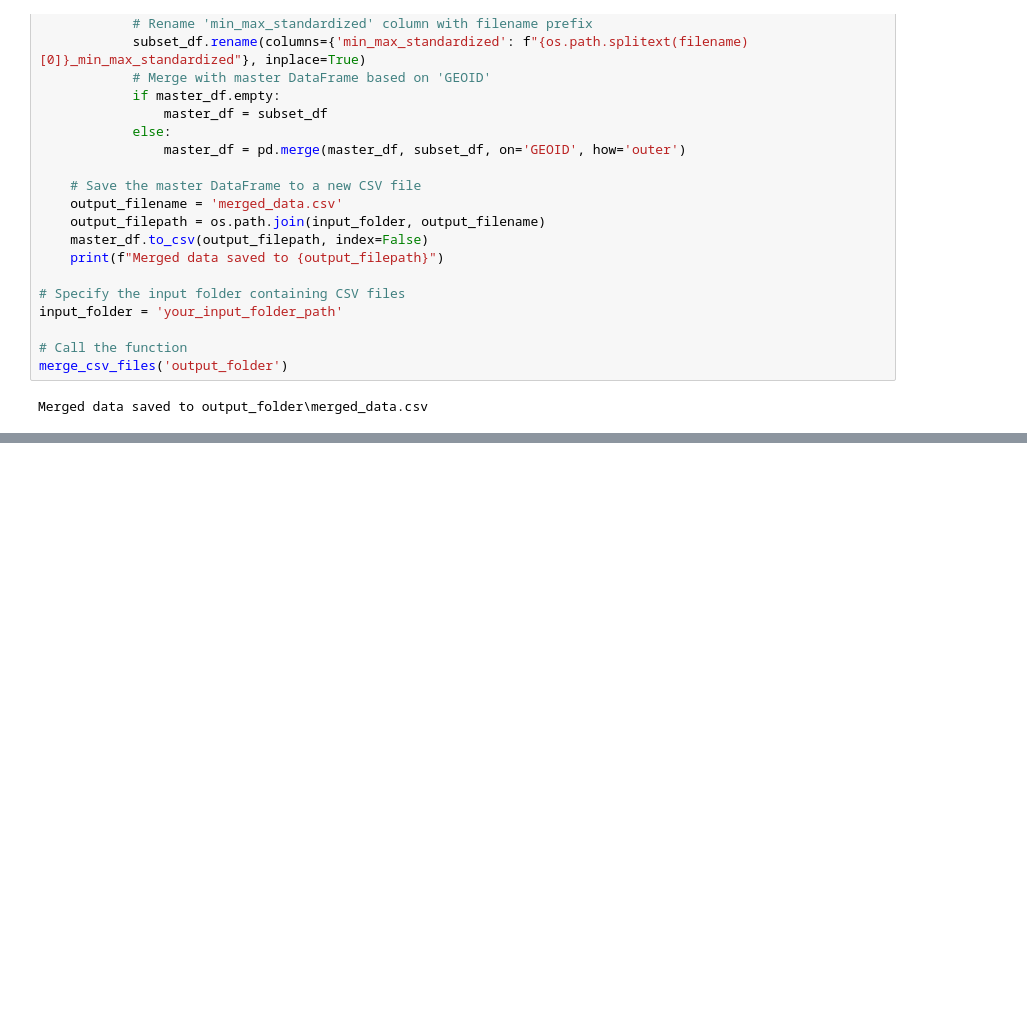
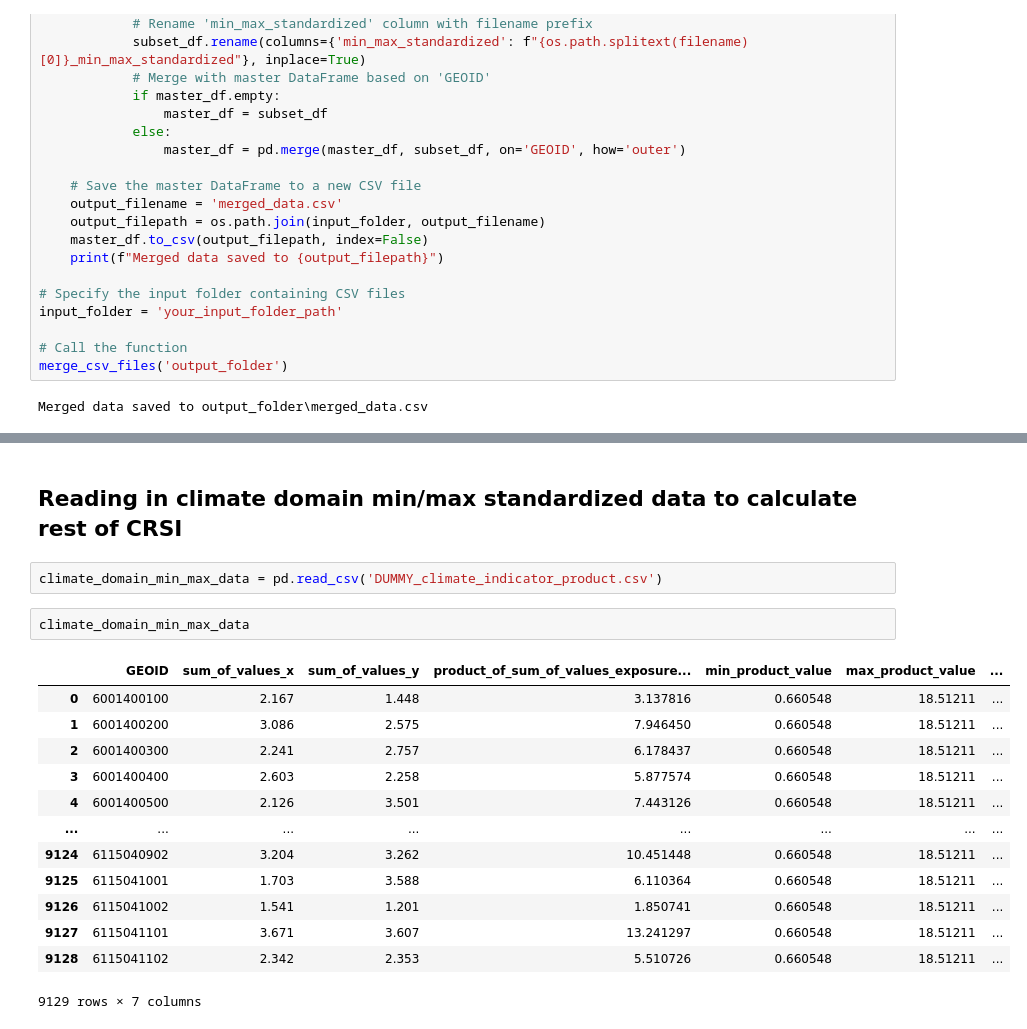
Before and after one commit to Eagle-Rock-Analytics/carb-climate-index, a Jupyter notebook: scripts/index_method/dummy_index_calc.ipynb, the cells around one changed output, grey strips where cells are left out. Saved outputs shown, nothing was run; the diff lists cells and outputs as text; blank space fills up the shorter version.

```diff
--- a/scripts/index_method/dummy_index_calc.ipynb
+++ b/scripts/index_method/dummy_index_calc.ipynb
@@ -155,0 +285,20 @@ Merged data saved to output_folder\merged_data.csv
+# %% [markdown]
+## Reading in climate domain min/max standardized data to calculate rest of CRSI
+# %%
+climate_domain_min_max_data = pd.read_csv('DUMMY_climate_indicator_product.csv')
+# %%
+climate_domain_min_max_data
+# %% [output]
+|  | GEOID | sum_of_values_x | sum_of_values_y | product_of_sum_of_values_exposure... | min_product_value | max_product_value | ... |
+| 0 | 6001400100 | 2.167 | 1.448 | 3.137816 | 0.660548 | 18.51211 | ... |
+| 1 | 6001400200 | 3.086 | 2.575 | 7.946450 | 0.660548 | 18.51211 | ... |
+| 2 | 6001400300 | 2.241 | 2.757 | 6.178437 | 0.660548 | 18.51211 | ... |
+| 3 | 6001400400 | 2.603 | 2.258 | 5.877574 | 0.660548 | 18.51211 | ... |
+| 4 | 6001400500 | 2.126 | 3.501 | 7.443126 | 0.660548 | 18.51211 | ... |
+| ... | ... | ... | ... | ... | ... | ... | ... |
+| 9124 | 6115040902 | 3.204 | 3.262 | 10.451448 | 0.660548 | 18.51211 | ... |
+| 9125 | 6115041001 | 1.703 | 3.588 | 6.110364 | 0.660548 | 18.51211 | ... |
+| 9126 | 6115041002 | 1.541 | 1.201 | 1.850741 | 0.660548 | 18.51211 | ... |
+| 9127 | 6115041101 | 3.671 | 3.607 | 13.241297 | 0.660548 | 18.51211 | ... |
+| 9128 | 6115041102 | 2.342 | 2.353 | 5.510726 | 0.660548 | 18.51211 | ... |
+9129 rows × 7 columns
```
Also changed, not shown: parts of 19 cells of this notebook.
